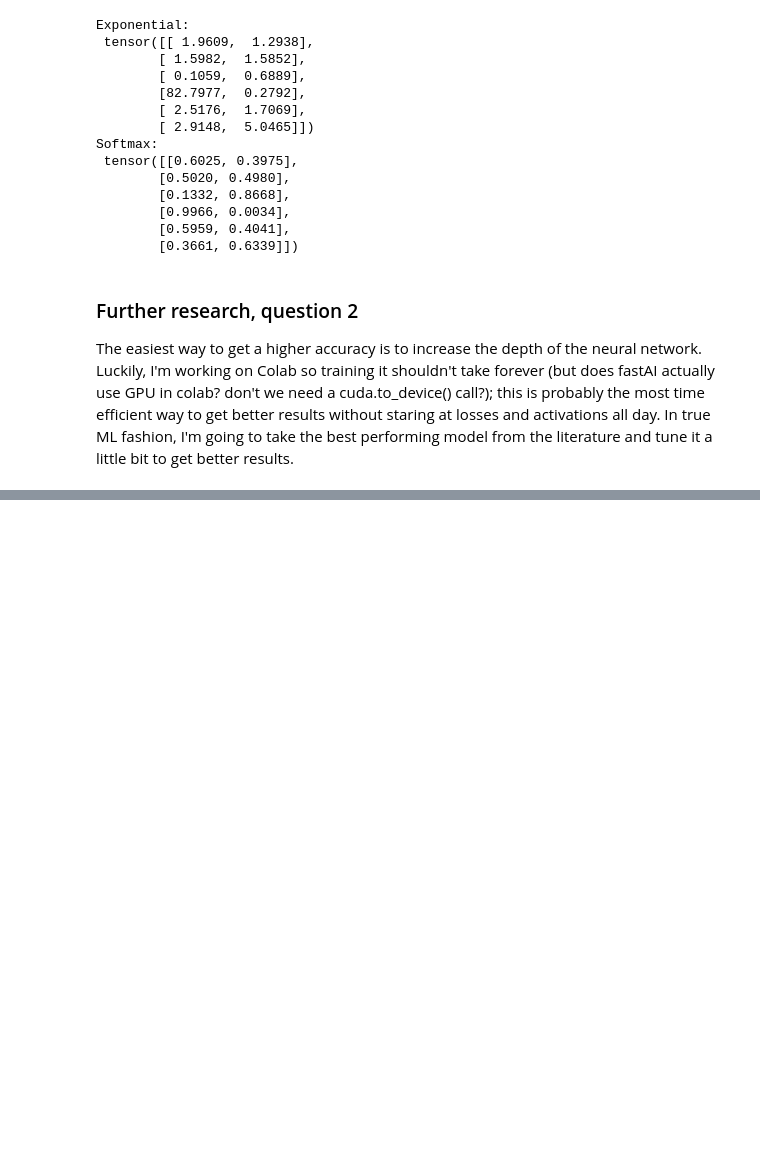
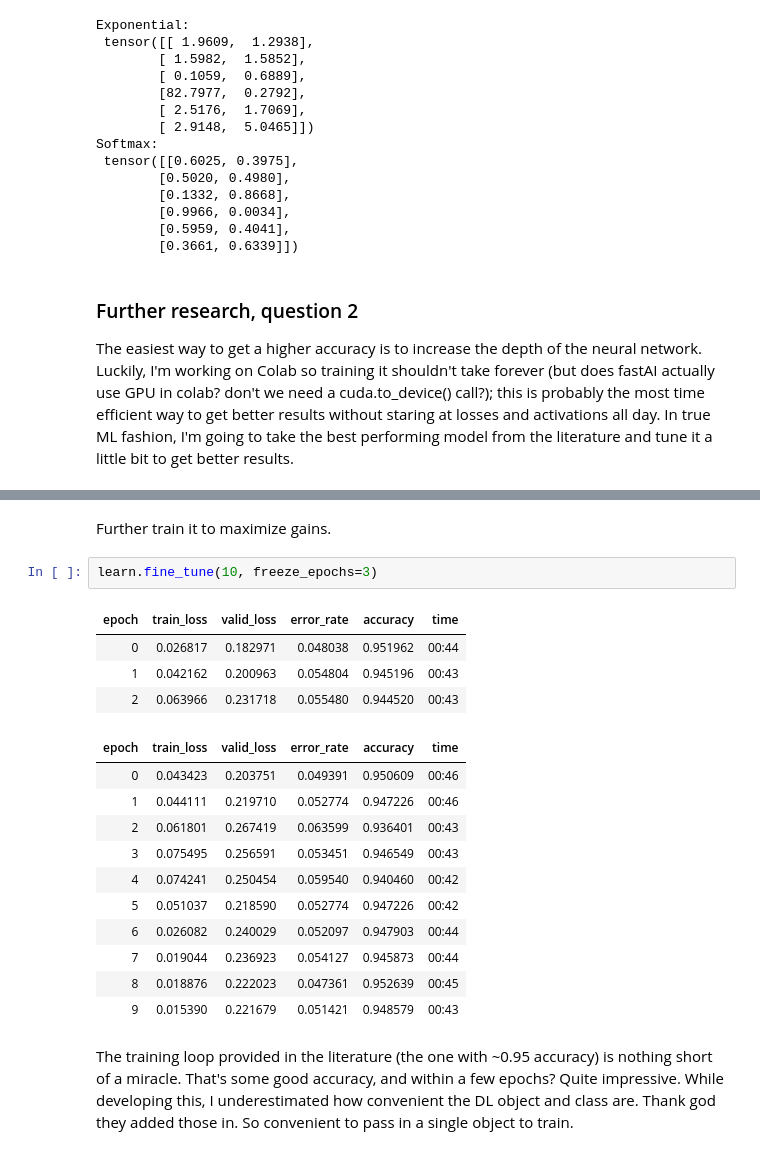
Before and after one commit to doquangg/BIOE6306_AdvArtifNNs, a Jupyter notebook: 05_pet_breeds.ipynb, the cells around one changed output, grey strips where cells are left out. Cells and saved outputs as stored; diff of their text form; blank space fills up the shorter version.

```diff
--- a/05_pet_breeds.ipynb
+++ b/05_pet_breeds.ipynb
@@ -1105,0 +1117,22 @@ KeyboardInterrupt:
+# %% [markdown]
+Further train it to maximize gains.
+# %%
+learn.fine_tune(10, freeze_epochs=3)
+# %% [output]
+| epoch | train_loss | valid_loss | error_rate | accuracy | time |
+| 0 | 0.026817 | 0.182971 | 0.048038 | 0.951962 | 00:44 |
+| 1 | 0.042162 | 0.200963 | 0.054804 | 0.945196 | 00:43 |
+| 2 | 0.063966 | 0.231718 | 0.055480 | 0.944520 | 00:43 |
+| epoch | train_loss | valid_loss | error_rate | accuracy | time |
+| 0 | 0.043423 | 0.203751 | 0.049391 | 0.950609 | 00:46 |
+| 1 | 0.044111 | 0.219710 | 0.052774 | 0.947226 | 00:46 |
+| 2 | 0.061801 | 0.267419 | 0.063599 | 0.936401 | 00:43 |
+| 3 | 0.075495 | 0.256591 | 0.053451 | 0.946549 | 00:43 |
+| 4 | 0.074241 | 0.250454 | 0.059540 | 0.940460 | 00:42 |
+| 5 | 0.051037 | 0.218590 | 0.052774 | 0.947226 | 00:42 |
+| 6 | 0.026082 | 0.240029 | 0.052097 | 0.947903 | 00:44 |
+| 7 | 0.019044 | 0.236923 | 0.054127 | 0.945873 | 00:44 |
+| 8 | 0.018876 | 0.222023 | 0.047361 | 0.952639 | 00:45 |
+| 9 | 0.015390 | 0.221679 | 0.051421 | 0.948579 | 00:43 |
+# %% [markdown]
+The training loop provided in the literature (the one with ~0.95 accuracy) is nothing short of a miracle. That's some good accuracy, and within a few epochs? Quite impressive. While developing this, I underestimated how convenient the DL object and class are. Thank god they added those in. So convenient to pass in a single object to train.
```
Also changed, not shown: parts of 2 cells of this notebook.
